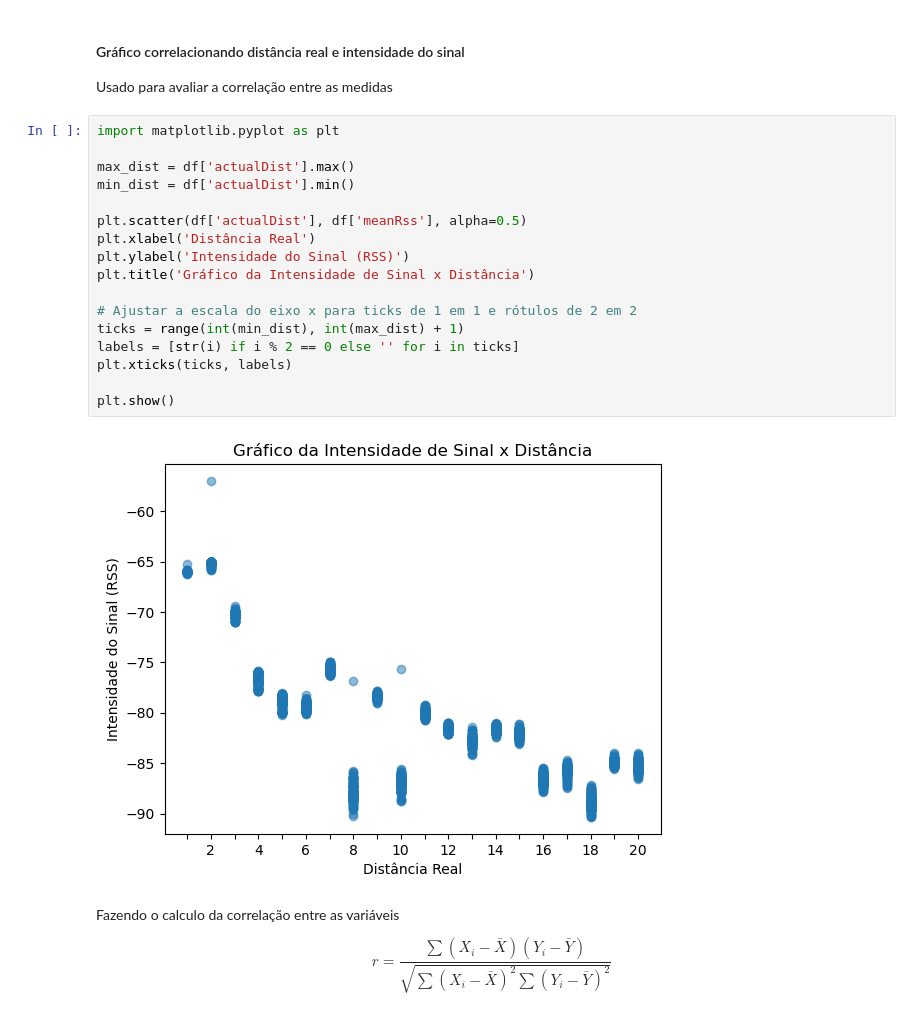
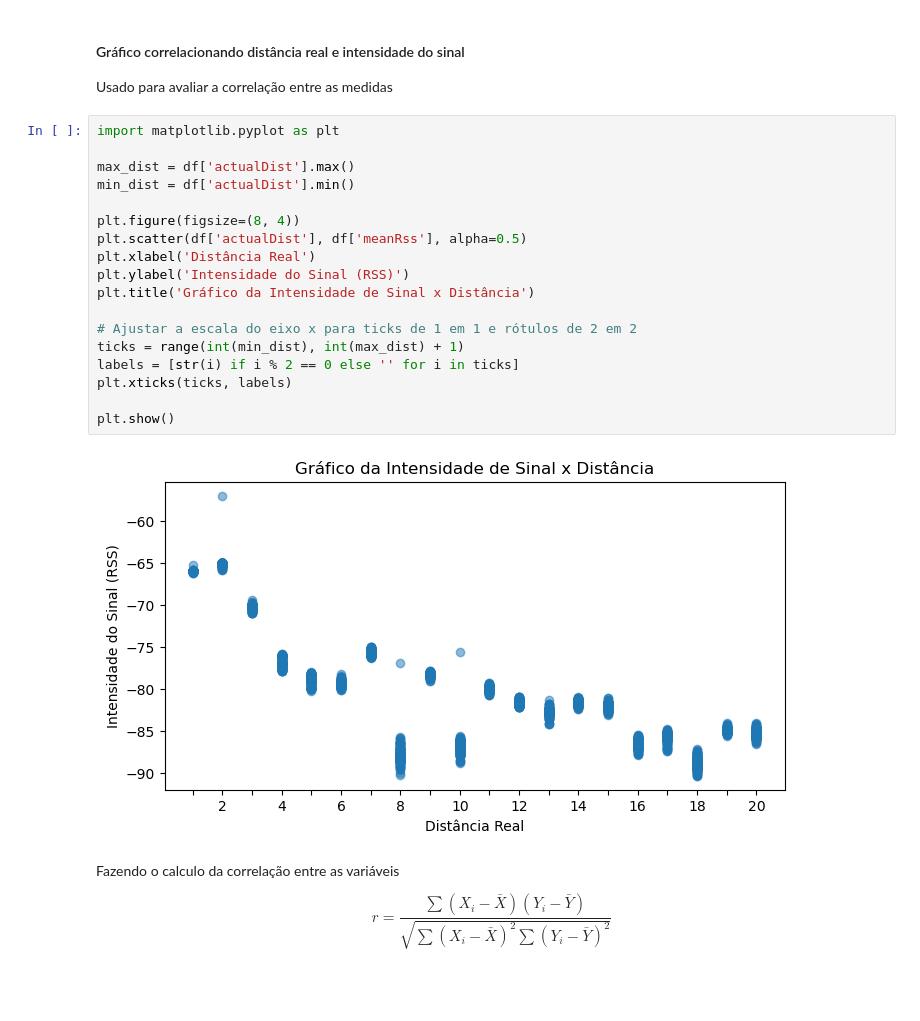
Before and after one commit to marcosst/UFJF, a Jupyter notebook: Métodos Quantitativos/AAG00/AAG00.ipynb, the cells around one changed output. Saved outputs shown, nothing was run; the diff lists cells and outputs as text; blank space fills up the shorter version.

```diff
--- a/Métodos Quantitativos/AAG00/AAG00.ipynb
+++ b/Métodos Quantitativos/AAG00/AAG00.ipynb
@@ -46,22 +46,23 @@ df.describe()
 # %%
 import matplotlib.pyplot as plt
 
 max_dist = df['actualDist'].max()
 min_dist = df['actualDist'].min()
 
+plt.figure(figsize=(8, 4))
 plt.scatter(df['actualDist'], df['meanRss'], alpha=0.5)
 plt.xlabel('Distância Real')
 plt.ylabel('Intensidade do Sinal (RSS)')
 plt.title('Gráfico da Intensidade de Sinal x Distância')
 
 # Ajustar a escala do eixo x para ticks de 1 em 1 e rótulos de 2 em 2
 ticks = range(int(min_dist), int(max_dist) + 1)
 labels = [str(i) if i % 2 == 0 else '' for i in ticks]
 plt.xticks(ticks, labels)
 
 plt.show()
 # %% [output]
-[figure, old version]
+[figure, new version]
 # %% [markdown]
 Fazendo o calculo da correlação entre as variáveis
 
```
Also changed, not shown: parts of 2 cells of this notebook.
